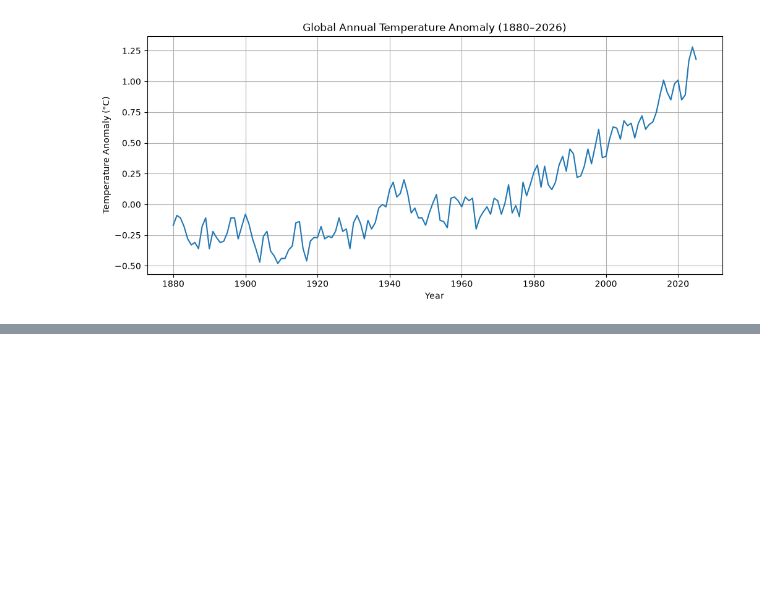
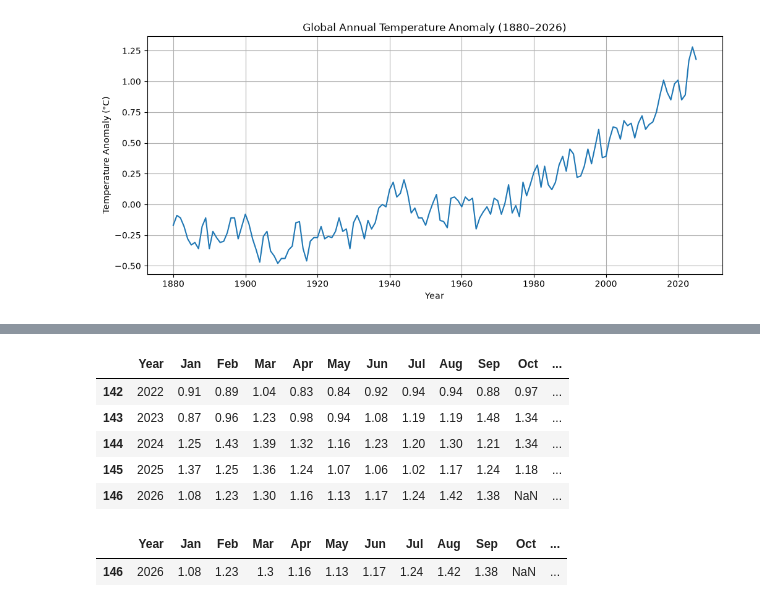
Before and after one commit to HibaHAJAJI/Earth-Jukebox, a Jupyter notebook: notebooks/01_data_inspection.ipynb, the cells around one changed output, grey strips where cells are left out. Saved outputs shown, nothing was run; the diff lists cells and outputs as text; code cells hidden in the pictures; blank space fills up the shorter version.

```diff
--- a/notebooks/01_data_inspection.ipynb
+++ b/notebooks/01_data_inspection.ipynb
@@ -254,0 +937,16 @@ plt.show()
+# %%
+# Inspect the latest years
+df.tail(5)
+# %% [output]
+|  | Year | Jan | Feb | Mar | Apr | May | Jun | Jul | Aug | Sep | Oct | ... |
+| 142 | 2022 | 0.91 | 0.89 | 1.04 | 0.83 | 0.84 | 0.92 | 0.94 | 0.94 | 0.88 | 0.97 | ... |
+| 143 | 2023 | 0.87 | 0.96 | 1.23 | 0.98 | 0.94 | 1.08 | 1.19 | 1.19 | 1.48 | 1.34 | ... |
+| 144 | 2024 | 1.25 | 1.43 | 1.39 | 1.32 | 1.16 | 1.23 | 1.20 | 1.30 | 1.21 | 1.34 | ... |
+| 145 | 2025 | 1.37 | 1.25 | 1.36 | 1.24 | 1.07 | 1.06 | 1.02 | 1.17 | 1.24 | 1.18 | ... |
+| 146 | 2026 | 1.08 | 1.23 | 1.30 | 1.16 | 1.13 | 1.17 | 1.24 | 1.42 | 1.38 | NaN | ... |
+# %%
+# Inspect 2026 monthly and seasonal values
+df.loc[df["Year"] == 2026]
+# %% [output]
+|  | Year | Jan | Feb | Mar | Apr | May | Jun | Jul | Aug | Sep | Oct | ... |
+| 146 | 2026 | 1.08 | 1.23 | 1.3 | 1.16 | 1.13 | 1.17 | 1.24 | 1.42 | 1.38 | NaN | ... |
```
Also changed, not shown: parts of 56 cells of this notebook.
